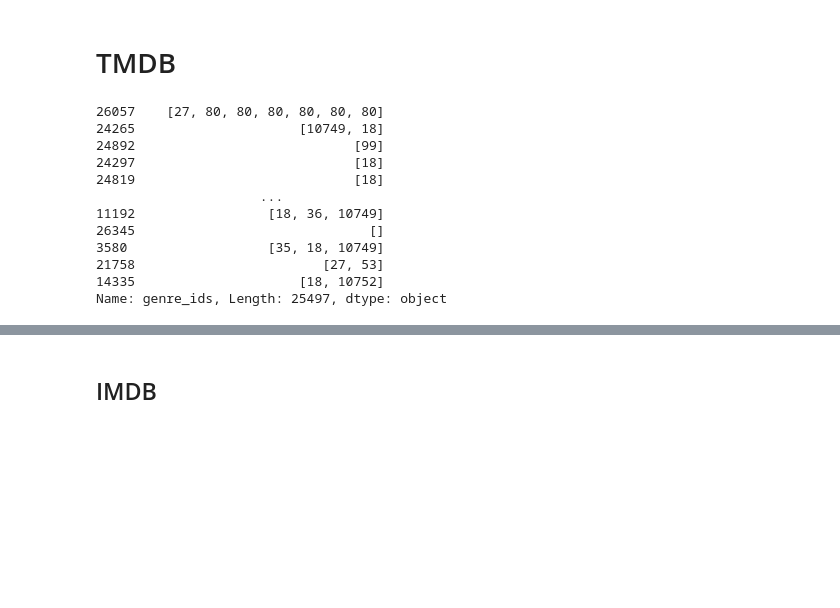
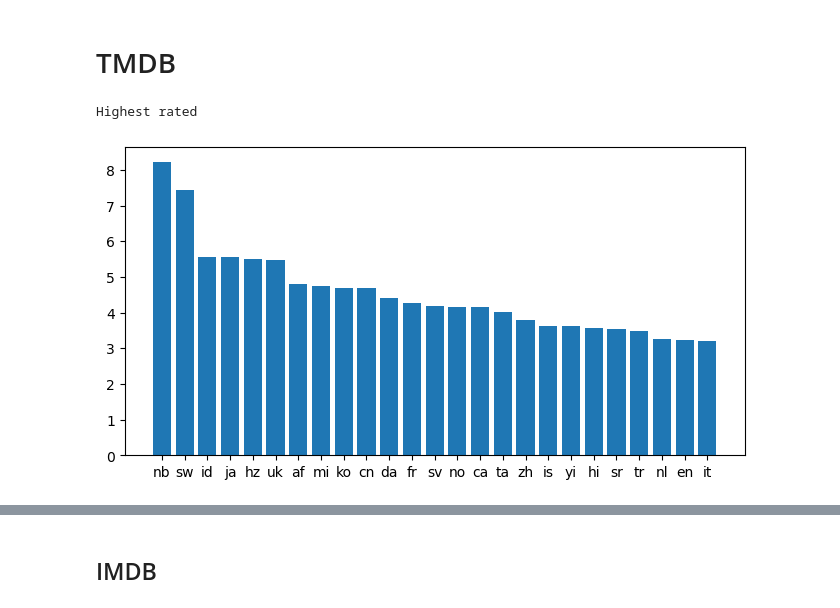
Before and after one commit to Gfatouras/Movie-Database-Analysis, a Jupyter notebook: student.ipynb, the cells around one changed output, grey strips where cells are left out. Cells and saved outputs as stored; diff of their text form; code cells hidden in the pictures; blank space fills up the shorter version.

```diff
--- a/student.ipynb
+++ b/student.ipynb
@@ -780,18 +909,14 @@ net_gain_by_dayof
 [figure]
 # %% [markdown]
 # TMDB
-# %%
-tmdb_df['genre_ids']
-# %% [output]
-26057    [27, 80, 80, 80, 80, 80, 80]
-24265                     [10749, 18]
-24892                            [99]
-24297                            [18]
-24819                            [18]
-                     ...
-11192                 [18, 36, 10749]
-26345                              []
-3580                  [35, 18, 10749]
-21758                        [27, 53]
-14335                     [18, 10752]
-Name: genre_ids, Length: 25497, dtype: object
+# %%
+# Average rating by language shows and movies
+tmdb_pop_lang = tmdb_df[['popularity',"original_language"]]
+tmdb_pop_lang = tmdb_pop_lang.groupby(['original_language'])['popularity'].mean().reset_index()
+tmdb_pop_lang = tmdb_pop_lang.sort_values(by= 'popularity', ascending= False)
+plt.figure(figsize=(8,4))
+plt.bar(tmdb_pop_lang['original_language'][:25],tmdb_pop_lang['popularity'][:25] )
+print("Highest rated ")
+# %% [output]
+Highest rated
+[figure, added]
```
Also changed, not shown: parts of 59 cells of this notebook.
